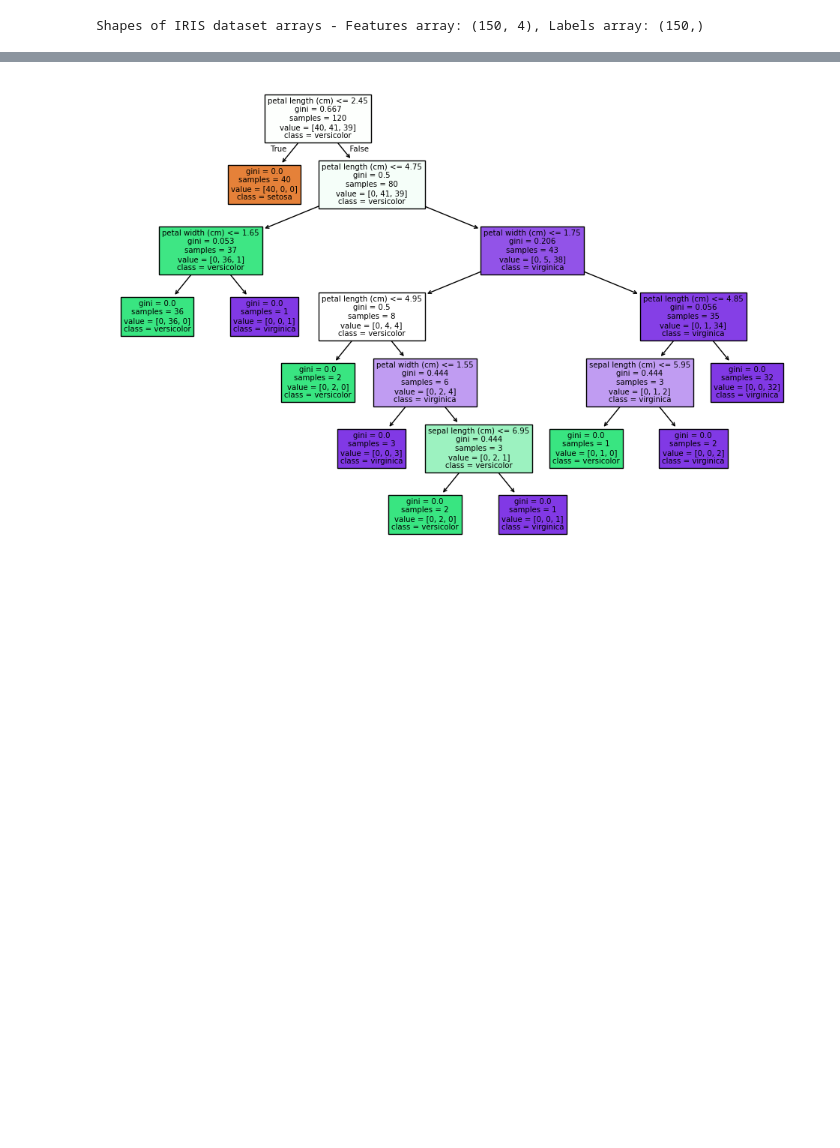
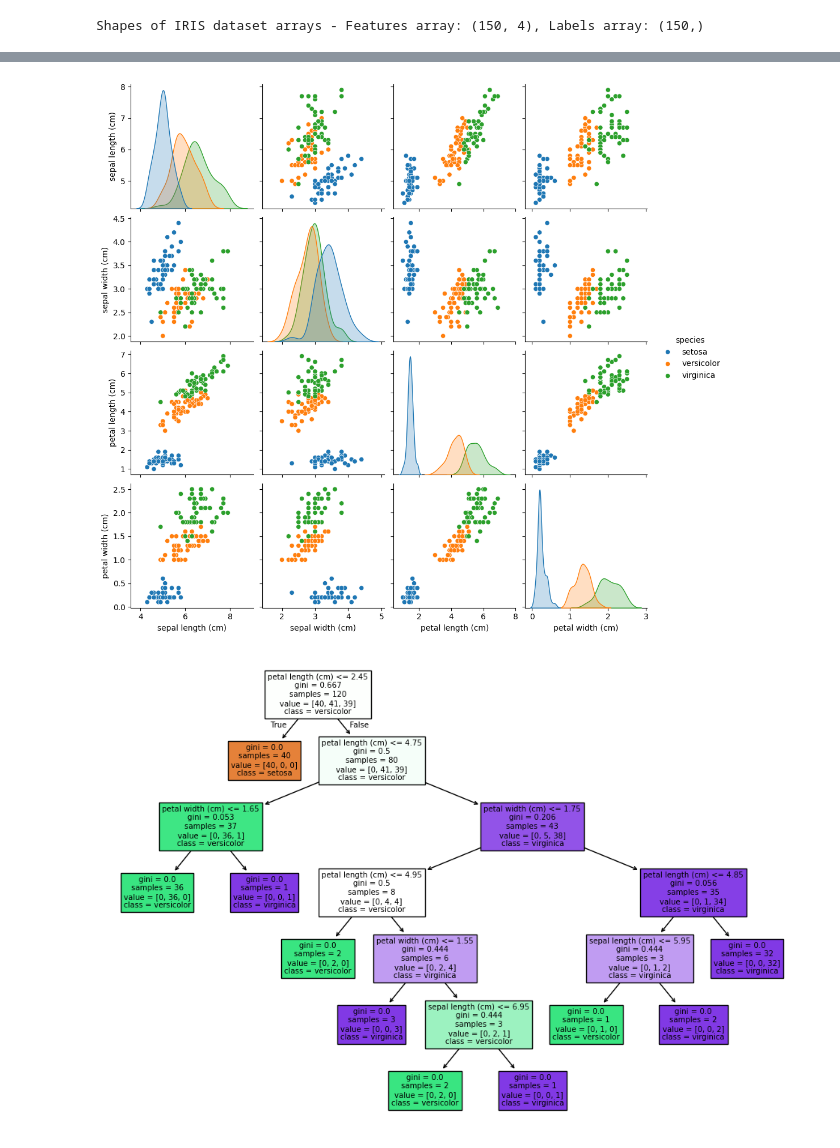
Before and after one commit to candreop/COMP534, a Jupyter notebook: classification-decision_tree-iris.ipynb, the cells around one changed output, grey strips where cells are left out. Saved outputs shown, nothing was run; the diff lists cells and outputs as text; code cells hidden in the pictures; blank space fills up the shorter version.

```diff
--- a/classification-decision_tree-iris.ipynb
+++ b/classification-decision_tree-iris.ipynb
@@ -49,3 +51,8 @@ display(HTML(df.to_html()))
+# %%
+# Visualize relationships between features in the dataset
+_ = sns.pairplot(df, hue="species")
+# %% [output]
+[figure, added]
 # %%
 # Split IRIS dataset into training and testing sets
 X_train, X_test, Y_train, Y_test = train_test_split(X, Y, test_size=0.2, random_state=42)
```
Also changed, not shown: parts of 2 cells of this notebook, 6 other files.
